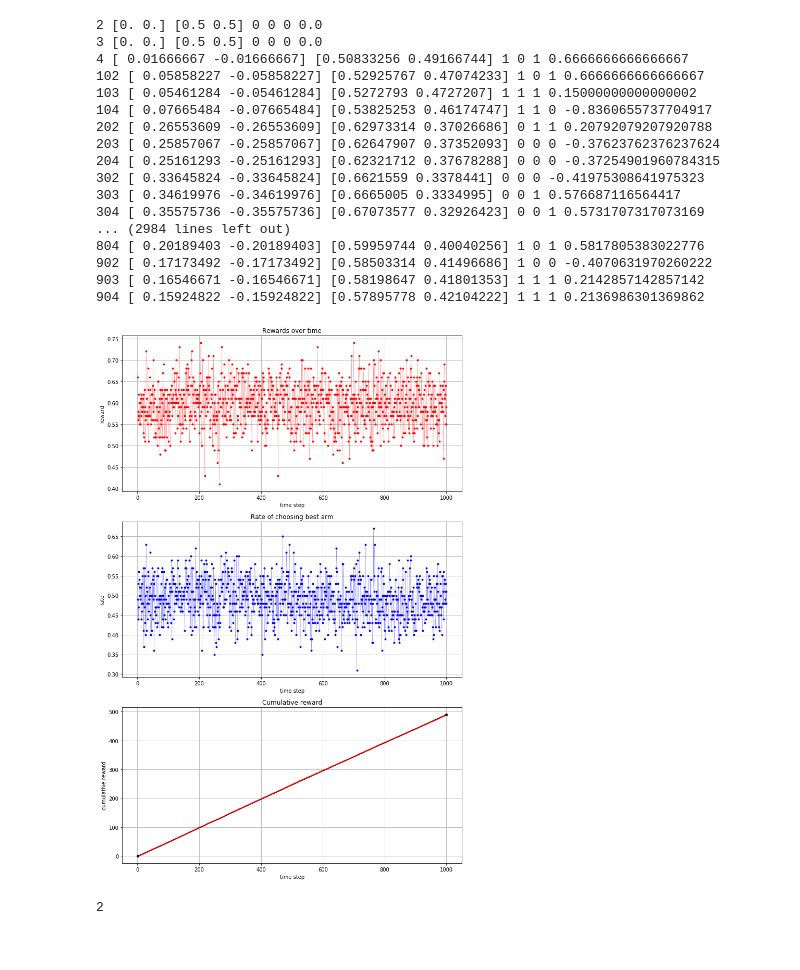
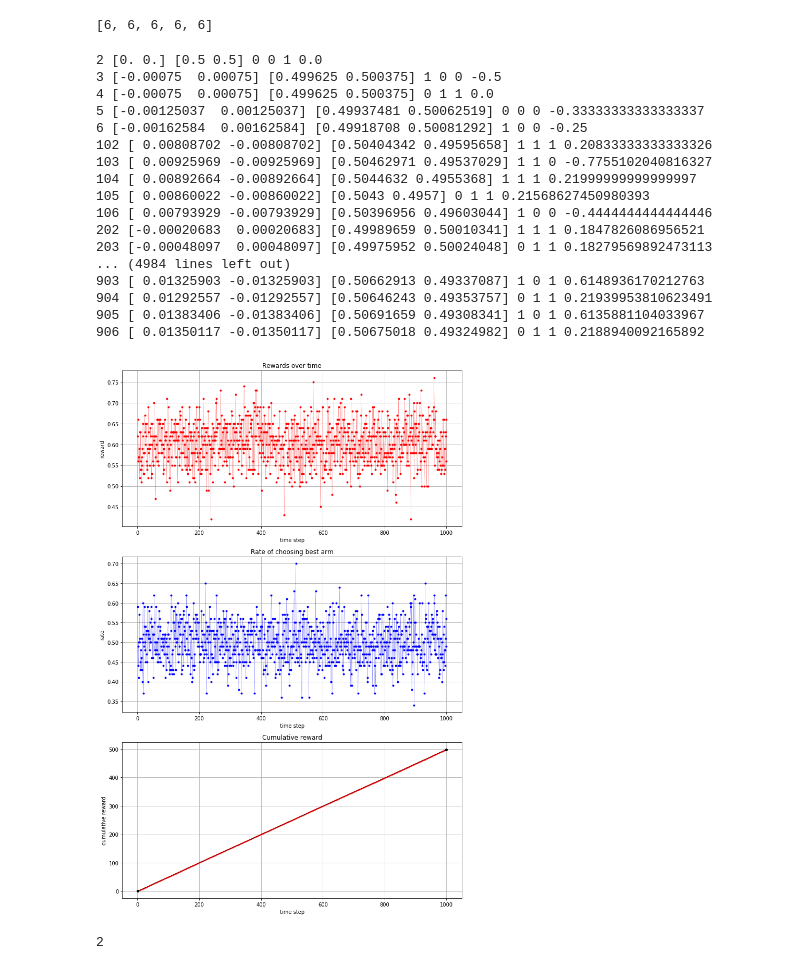
Before and after one commit to LecJackS/Procesos-Markovianos-Para-el-Aprendizaje-Automatico-2019-1C, a Jupyter notebook: tp2/TP2_bandits.ipynb, the cells around one changed output. Saved outputs shown, nothing was run; the diff lists cells and outputs as text; code cells hidden in the pictures.

```diff
--- a/tp2/TP2_bandits.ipynb
+++ b/tp2/TP2_bandits.ipynb
@@ -99,7 +99,7 @@ class Agent(object):
                 self.pref += self.lr * r_diff * (indicactor-pi)
             pi = softmax_vect(self.pref)
             selected_action = np.random.choice(self.actions, p=pi)
-            if self.iteration % 100 == 2 or self.iteration % 100 == 3 or self.iteration % 100 == 4:
+            if np.any(np.mod(5*[self.iteration], 5*[100]) == np.arange(2,2+5)):
                 print(self.iteration, self.pref,pi, selected_action, self.last_action, self.last_reward, r_diff )
             pass
         if self.decision_rule == "Thompson":
@@ -107,34 +107,38 @@ class Agent(object):
             pass
         self.act_count[selected_action] += 1
         return selected_action
+# %%
+5*[6]
+# %% [output]
+[6, 6, 6, 6, 6]
 # %%
-params = {"lr": 0.05}
+params = {"lr": 0.003}
 agent = Agent("averaging", "gradient", params)
 agents = np.array([agent])
 initp = np.array([0.4, 0.8]) #prob of each arm of giving reward
 narms = len(initp)
 initq = np.zeros(narms)
 plot_results(agents, actions=narms, rewards=initp)
 #it [ H preferences ] [ softmax probs ]  sel.action last.action last.reward r_diff
 # %% [output]
-2 [0. 0.] [0.5 0.5] 0 0 0 0.0
-3 [0. 0.] [0.5 0.5] 0 0 0 0.0
-4 [ 0.01666667 -0.01666667] [0.50833256 0.49166744] 1 0 1 0.6666666666666667
-102 [ 0.05858227 -0.05858227] [0.52925767 0.47074233] 1 0 1 0.6666666666666667
-103 [ 0.05461284 -0.05461284] [0.5272793 0.4727207] 1 1 1 0.15000000000000002
-104 [ 0.07665484 -0.07665484] [0.53825253 0.46174747] 1 1 0 -0.8360655737704917
-202 [ 0.26553609 -0.26553609] [0.62973314 0.37026686] 0 1 1 0.20792079207920788
-203 [ 0.25857067 -0.25857067] [0.62647907 0.37352093] 0 0 0 -0.37623762376237624
-204 [ 0.25161293 -0.25161293] [0.62321712 0.37678288] 0 0 0 -0.37254901960784315
-302 [ 0.33645824 -0.33645824] [0.6621559 0.3378441] 0 0 0 -0.41975308641975323
-303 [ 0.34619976 -0.34619976] [0.6665005 0.3334995] 0 0 1 0.576687116564417
-304 [ 0.35575736 -0.35575736] [0.67073577 0.32926423] 0 0 1 0.5731707317073169
-... (2984 lines left out)
-804 [ 0.20189403 -0.20189403] [0.59959744 0.40040256] 1 0 1 0.5817805383022776
-902 [ 0.17173492 -0.17173492] [0.58503314 0.41496686] 1 0 0 -0.4070631970260222
-903 [ 0.16546671 -0.16546671] [0.58198647 0.41801353] 1 1 1 0.2142857142857142
-904 [ 0.15924822 -0.15924822] [0.57895778 0.42104222] 1 1 1 0.2136986301369862
+2 [0. 0.] [0.5 0.5] 0 0 1 0.0
+3 [-0.00075  0.00075] [0.499625 0.500375] 1 0 0 -0.5
+4 [-0.00075  0.00075] [0.499625 0.500375] 0 1 1 0.0
+5 [-0.00125037  0.00125037] [0.49937481 0.50062519] 0 0 0 -0.33333333333333337
+6 [-0.00162584  0.00162584] [0.49918708 0.50081292] 1 0 0 -0.25
+102 [ 0.00808702 -0.00808702] [0.50404342 0.49595658] 1 1 1 0.20833333333333326
+103 [ 0.00925969 -0.00925969] [0.50462971 0.49537029] 1 1 0 -0.7755102040816327
+104 [ 0.00892664 -0.00892664] [0.5044632 0.4955368] 1 1 1 0.21999999999999997
+105 [ 0.00860022 -0.00860022] [0.5043 0.4957] 0 1 1 0.21568627450980393
+106 [ 0.00793929 -0.00793929] [0.50396956 0.49603044] 1 0 0 -0.4444444444444446
+202 [-0.00020683  0.00020683] [0.49989659 0.50010341] 1 1 1 0.1847826086956521
+203 [-0.00048097  0.00048097] [0.49975952 0.50024048] 0 1 1 0.18279569892473113
+... (4984 lines left out)
+903 [ 0.01325903 -0.01325903] [0.50662913 0.49337087] 1 0 1 0.6148936170212763
+904 [ 0.01292557 -0.01292557] [0.50646243 0.49353757] 0 1 1 0.21939953810623491
+905 [ 0.01383406 -0.01383406] [0.50691659 0.49308341] 1 0 1 0.6135881104033967
+906 [ 0.01350117 -0.01350117] [0.50675018 0.49324982] 0 1 1 0.2188940092165892
-[figure, old version]
+[figure, new version]
 # %%
 1+1*(5==5)
 # %% [output]
```
Also changed, not shown: parts of 2 cells of this notebook.
